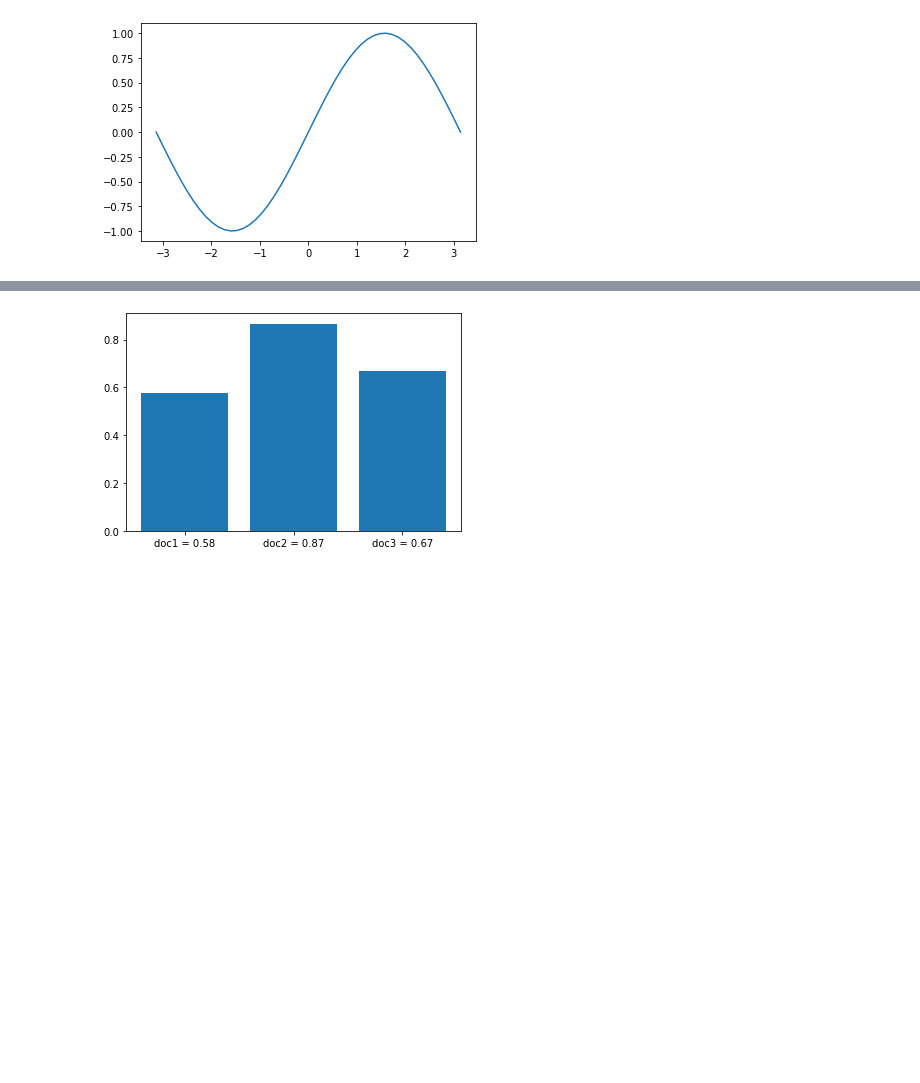
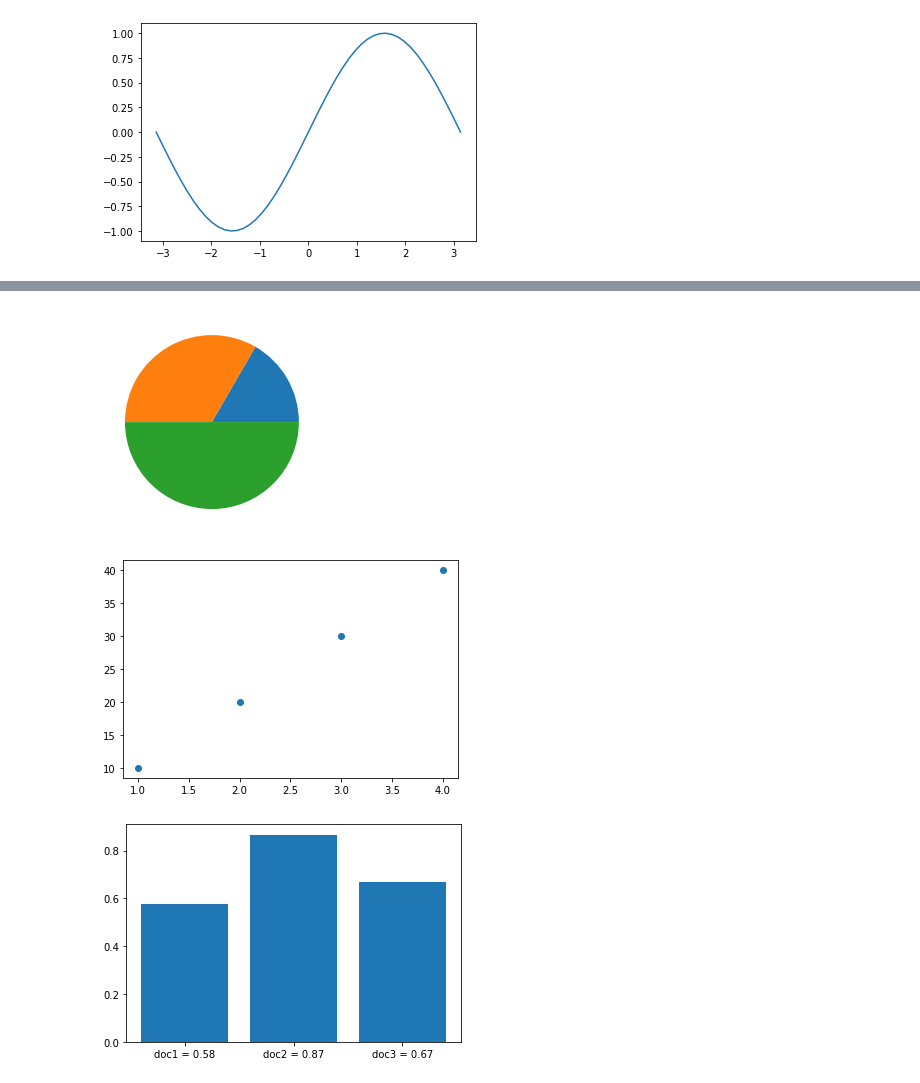
Before and after one commit to Haen1231/OpenSrc, a Jupyter notebook: src/python/week13/week13.ipynb, the cells around one changed output, grey strips where cells are left out. Saved outputs shown, nothing was run; the diff lists cells and outputs as text; code cells hidden in the pictures; blank space fills up the shorter version.

```diff
--- a/src/python/week13/week13.ipynb
+++ b/src/python/week13/week13.ipynb
@@ -12,3 +24,18 @@ plt.show();
+# %%
+#원 그래프 그리기
+import matplotlib.pyplot as plt
+data = [10,20,30]
+plt.pie(data)
+plt.show()
+
+#선점도 그래프
+xdata=[1,2,3,4]
+ydata=[10,20,30,40]
+plt.scatter(xdata,ydata)
+plt.show()
+# %% [output]
+[figure, added]
+[figure, added]
 # %%
 import numpy as np
 from numpy import dot
```
Also changed, not shown: parts of 4 cells of this notebook, 4 other files.
